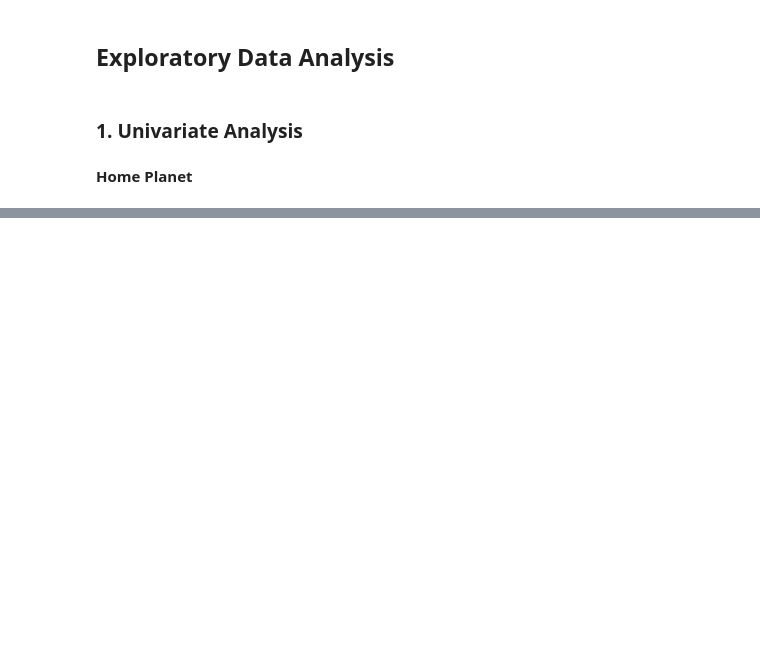
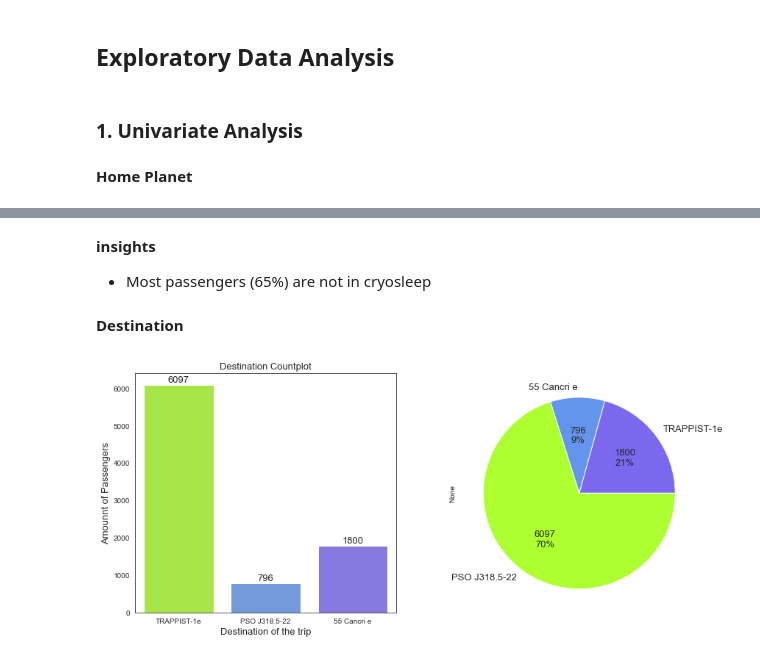
Before and after one commit to macedoti13/Spaceship-Titanic, a Jupyter notebook: TeleportedClassification.ipynb, the cells around one changed output, grey strips where cells are left out. Drawn from its saved outputs; the diff is of its cells as text; code cells hidden in the pictures; blank space fills up the shorter version.

```diff
--- a/TeleportedClassification.ipynb
+++ b/TeleportedClassification.ipynb
@@ -316,0 +343,25 @@ plt.show()
+# %% [markdown]
+**insights**
+- Most passengers (65%) are not in cryosleep
+# %% [markdown]
+**Destination**
+# %%
+fig, (ax1, ax2) = plt.subplots(1, 2, figsize=(14, 6))
+
+# bar plot
+sns.countplot(x='Destination', data=df_train, ax=ax1, palette=['greenyellow', 'cornflowerblue', 'mediumslateblue'])
+ax1.set_ylabel('Amounnt of Passengers', size=13)
+ax1.set_xlabel('Destination of the trip', size=13)
+ax1.set_title('Destination Countplot', size=13)
+
+for x in ax1.containers:
+    ax1.bar_label(x, size=13)
+
+# pie plot
+df_train.groupby('Destination').size().plot(kind='pie', ax=ax2, autopct=label_function,
+                                            labels=df_train.Destination.value_counts().index,
+                                            textprops={'fontsize':13}, colors=['mediumslateblue', 'cornflowerblue', 'greenyellow'])
+
+plt.show()
+# %% [output]
+[figure, added]
```
Also changed, not shown: parts of 4 cells of this notebook.
